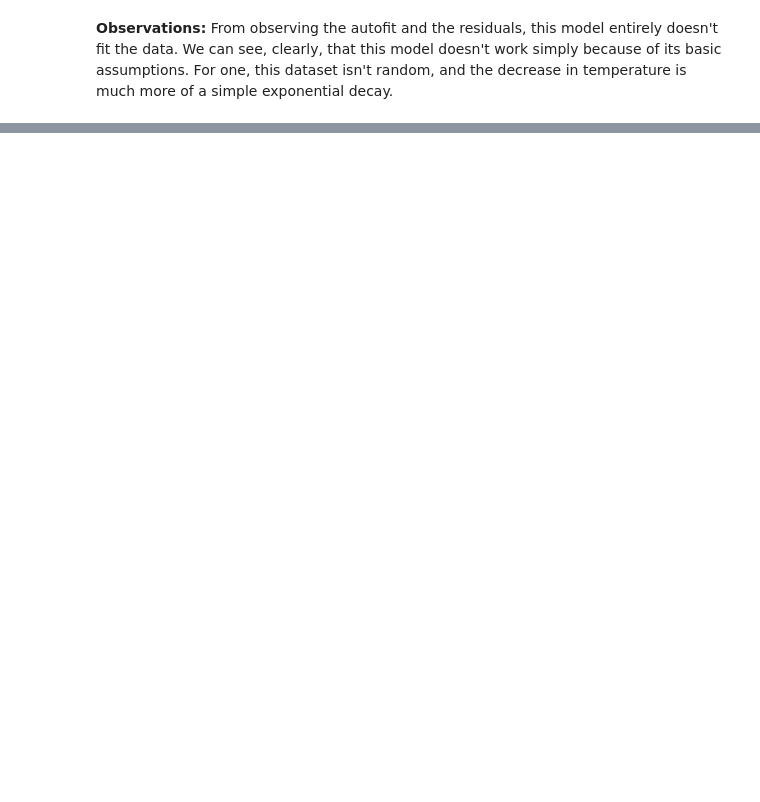
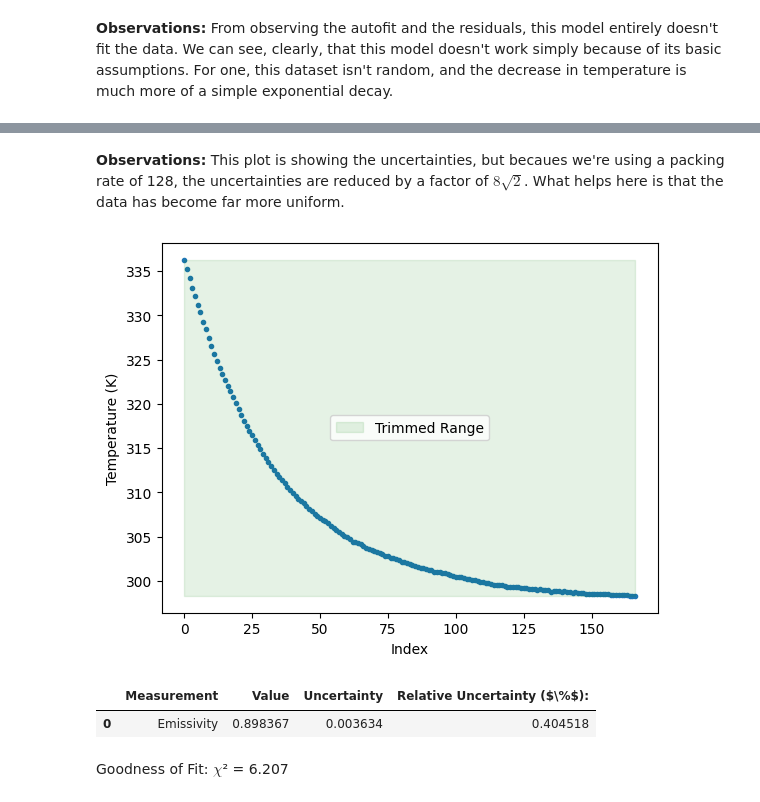
Before and after one commit to mufaro3/physics-229, a Jupyter notebook: experiment-1/Experiment 1 - Cooling.ipynb, the cells around one changed output, grey strips where cells are left out. Drawn from its saved outputs; the diff is of its cells as text; code cells hidden in the pictures; blank space fills up the shorter version.

```diff
--- a/experiment-1/Experiment 1 - Cooling.ipynb
+++ b/experiment-1/Experiment 1 - Cooling.ipynb
@@ -1688,0 +1750,19 @@ display(gbm_result.autofit_residuals_graph)
+# %% [markdown]
+**Observations:** This plot is showing the uncertainties, but becaues we're using a packing rate of 128, the uncertainties are reduced by a factor of $8\sqrt{2}$. What helps here is that the data has become far more uniform.
+# %%
+round_4_lacquered = PipeExperiment(
+    raw_data = round_4_dataset.lacquered,
+    emissivity_guess = bank_packed.lacquered.expectation(),
+    pipe = materials.lacquered_pipe,
+    trim_range = (0,350),
+    plot = True
+)
+# %% [output]
+[figure, added]
+# %%
+round_4_lacquered.perform_fit()
+round_4_lacquered.save_to_bank(bank_packed.lacquered)
+# %% [output]
+|  | Measurement | Value | Uncertainty | Relative Uncertainty ($\%$): |
+| 0 | Emissivity | 0.898367 | 0.003634 | 0.404518 |
+Goodness of Fit: $\chi$² = 6.207
```
Also changed, not shown: parts of 38 cells of this notebook, 17 other files.
